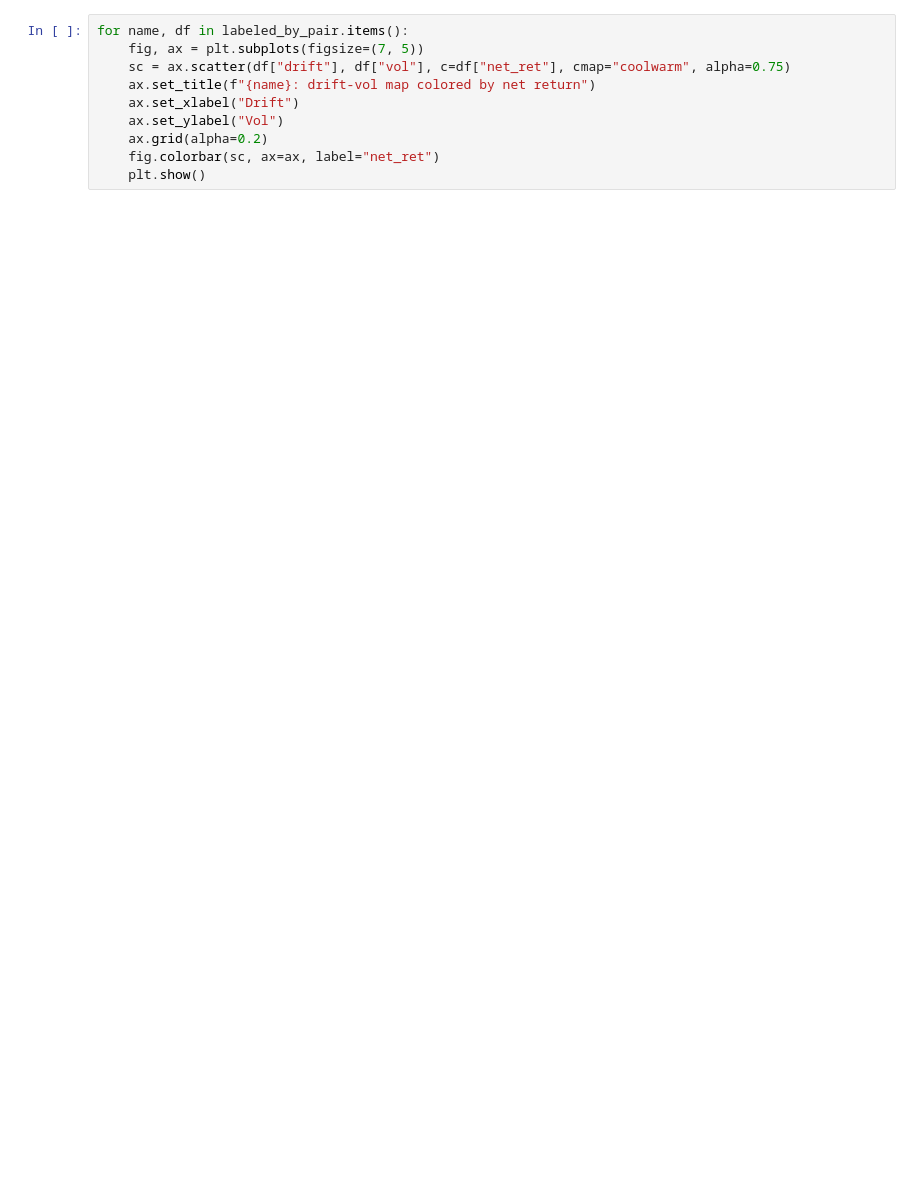
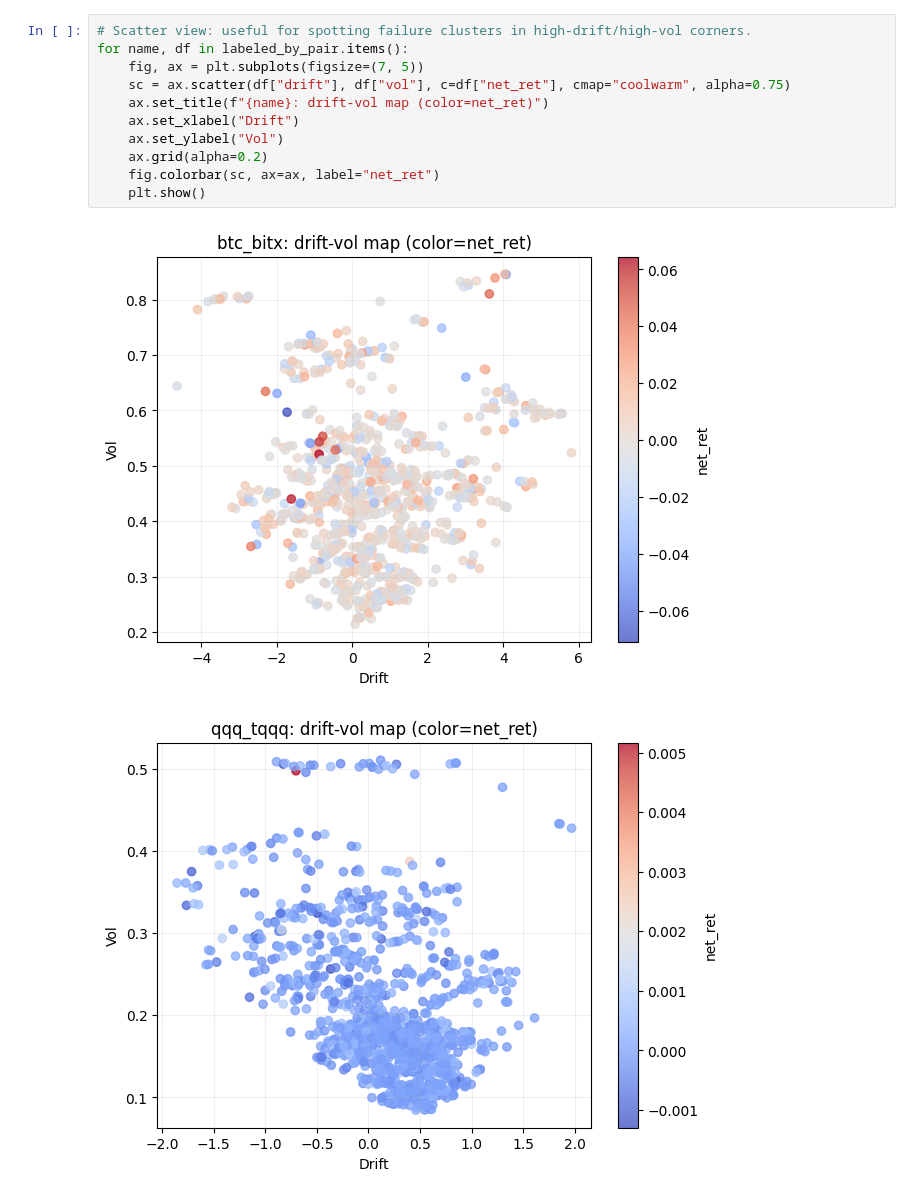
Before and after one commit to Christopher-Xu1/LS-ETF-vol-decay-research, a Jupyter notebook: notebooks/02_regime_maps.ipynb, the cells around one changed output. Drawn from its saved outputs; the diff is of its cells as text; blank space fills up the shorter version.

```diff
--- a/notebooks/02_regime_maps.ipynb
+++ b/notebooks/02_regime_maps.ipynb
@@ -59,10 +194,14 @@ for name, df in labeled_by_pair.items():
 # %%
+# Scatter view: useful for spotting failure clusters in high-drift/high-vol corners.
 for name, df in labeled_by_pair.items():
     fig, ax = plt.subplots(figsize=(7, 5))
     sc = ax.scatter(df["drift"], df["vol"], c=df["net_ret"], cmap="coolwarm", alpha=0.75)
-    ax.set_title(f"{name}: drift-vol map colored by net return")
+    ax.set_title(f"{name}: drift-vol map (color=net_ret)")
     ax.set_xlabel("Drift")
     ax.set_ylabel("Vol")
     ax.grid(alpha=0.2)
     fig.colorbar(sc, ax=ax, label="net_ret")
     plt.show()
+# %% [output]
+[figure, added]
+[figure, added]
```
Also changed, not shown: parts of 12 cells of this notebook, 15 other files.
